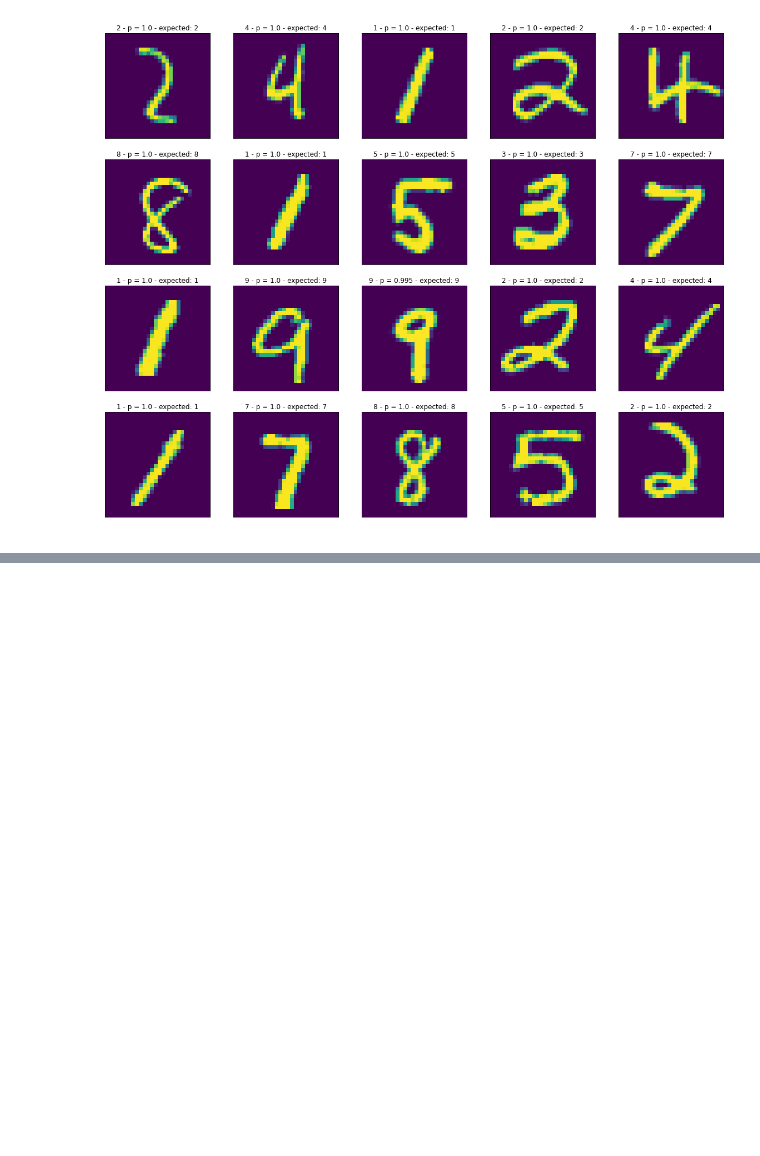
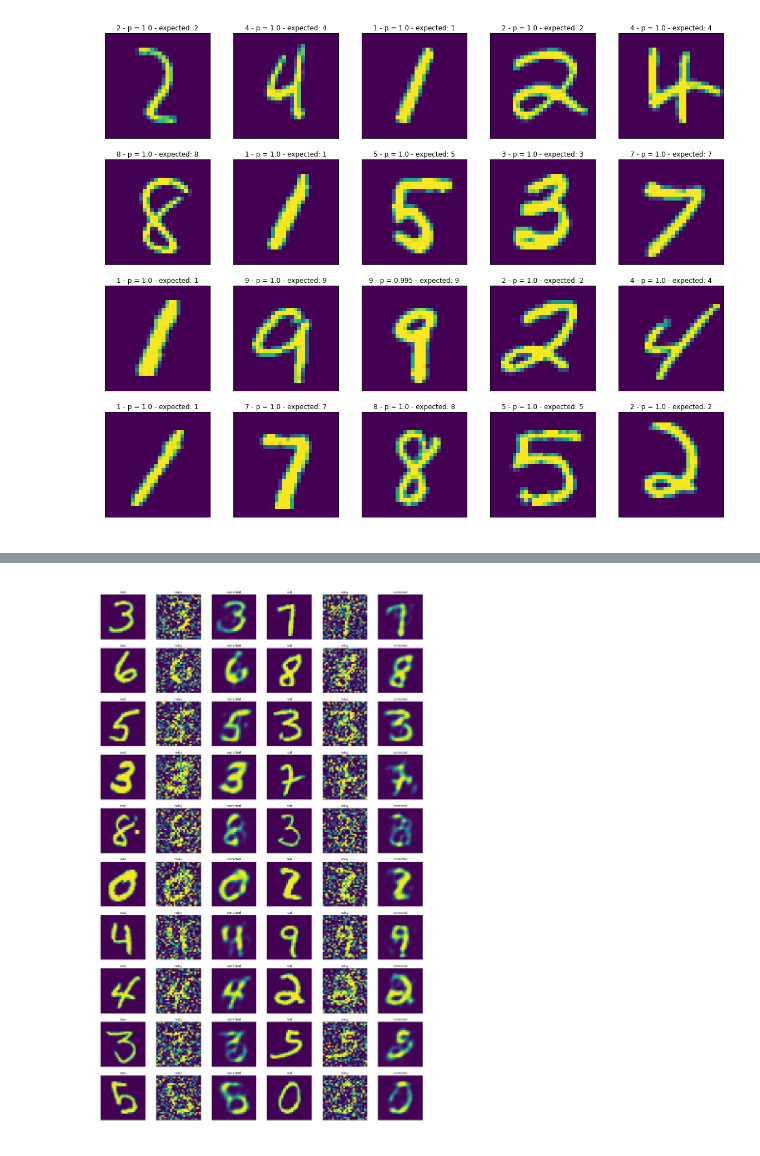
Before and after one commit to ahmadsalimi/AiProjects, a Jupyter notebook: 4. MlpNeuralNetworks/MNISTClassification.ipynb, the cells around one changed output, grey strips where cells are left out. Saved outputs shown, nothing was run; the diff lists cells and outputs as text; code cells hidden in the pictures; blank space fills up the shorter version.

```diff
--- a/4. MlpNeuralNetworks/MNISTClassification.ipynb
+++ b/4. MlpNeuralNetworks/MNISTClassification.ipynb
@@ -214,0 +257,4 @@ images.shape
+# %%
+draw_results()
+# %% [output]
+[figure, added]
```
Also changed, not shown: parts of 16 cells of this notebook.
